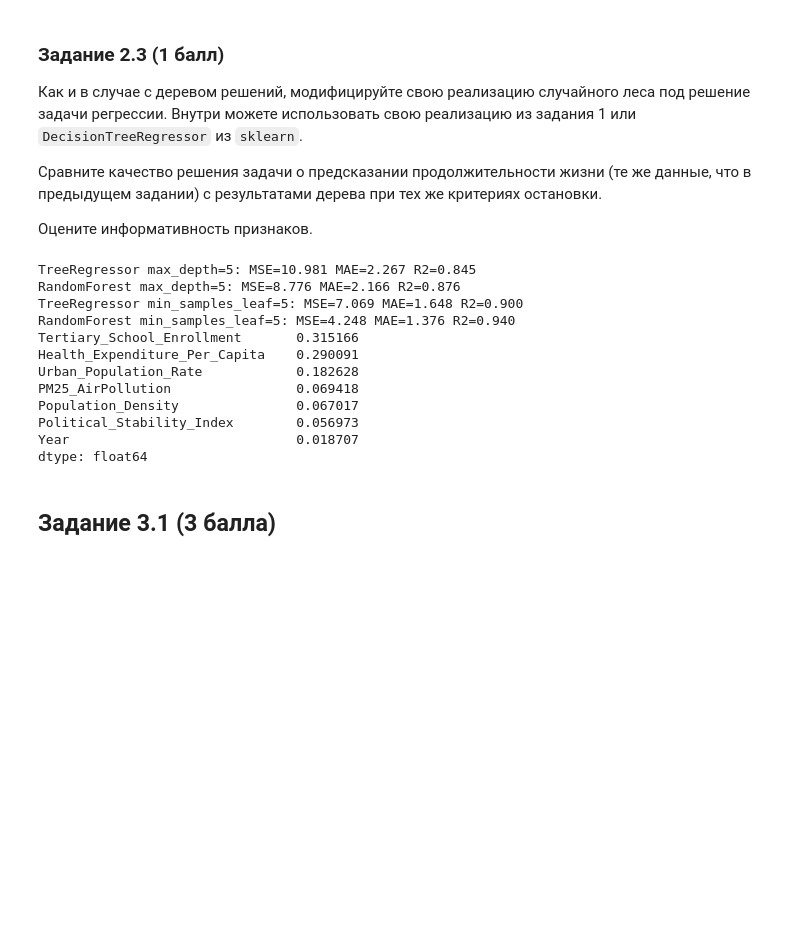
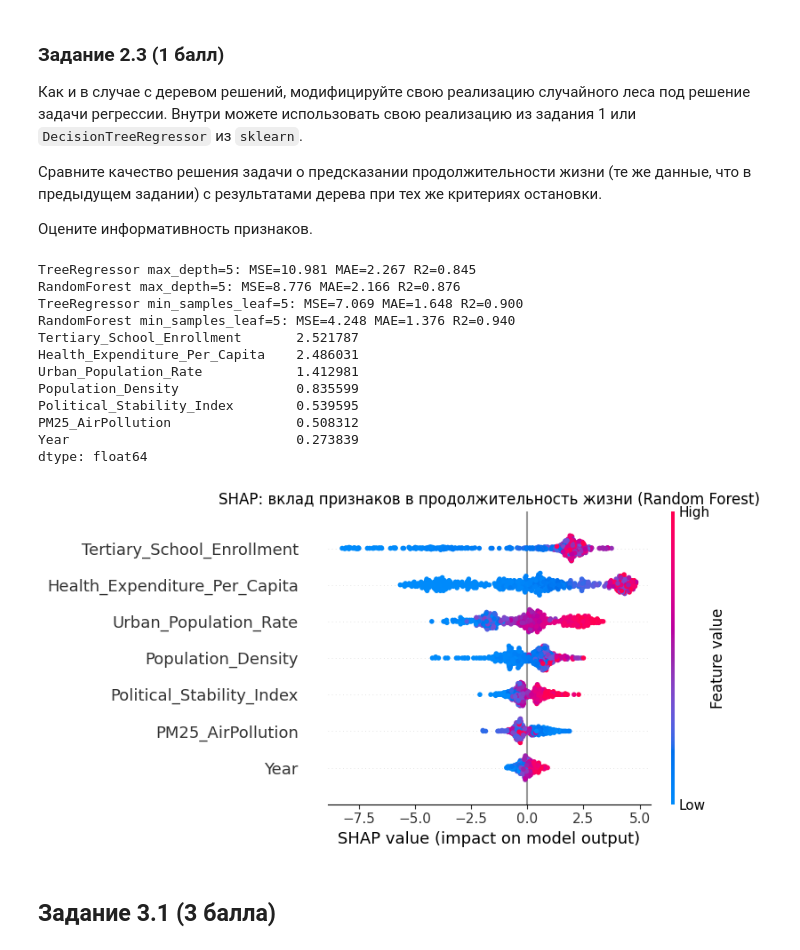
Before and after one commit to minitower/tutor, a Jupyter notebook: students/Валерия_ml/ml/lab_3/lab3.ipynb, the cells around one changed output. Drawn from its saved outputs; the diff is of its cells as text; code cells hidden in the pictures; blank space fills up the shorter version.

```diff
--- a/students/Валерия_ml/ml/lab_3/lab3.ipynb
+++ b/students/Валерия_ml/ml/lab_3/lab3.ipynb
@@ -514,33 +529,41 @@ dtype: float64
 # %%
 for name, kwargs in REG_CONFIGS.items():
     if 'purity_tol' in kwargs:  # у RandomForest (деревья sklearn) нет аналога purity_tol, сравниваем по двум остальным критериям
         continue
     reg = TreeRegressor(**kwargs).fit(X_train_life, y_train_life)
     rf_life = RandomForest(task='regression', n_estimators=100, random_state=42, **kwargs)
     rf_life.fit(X_train_life, y_train_life)
     for model_name, m in (('TreeRegressor', reg), ('RandomForest', rf_life)):
         preds = m.predict(X_test_life)
         print('%s %s: MSE=%.3f MAE=%.3f R2=%.3f' % (
             model_name, name,
             mean_squared_error(y_test_life, preds),
             mean_absolute_error(y_test_life, preds),
             r2_score(y_test_life, preds)))
 
-importances_life = pd.Series(rf_life.feature_importances(), index=X_life.columns).sort_values(ascending=False)
+X_shap_life = X_test_life.sample(min(500, len(X_test_life)), random_state=42).astype(float)
+shap_life = rf_life.shap_values(X_shap_life)
+importances_life = pd.Series(np.abs(shap_life).mean(axis=0), index=X_life.columns).sort_values(ascending=False)
 print(importances_life)
+
+shap.summary_plot(shap_life, X_shap_life, show=False)
+plt.title('SHAP: вклад признаков в продолжительность жизни (Random Forest)')
+plt.tight_layout()
+plt.show()
 # %% [output]
 TreeRegressor max_depth=5: MSE=10.981 MAE=2.267 R2=0.845
 RandomForest max_depth=5: MSE=8.776 MAE=2.166 R2=0.876
 TreeRegressor min_samples_leaf=5: MSE=7.069 MAE=1.648 R2=0.900
 RandomForest min_samples_leaf=5: MSE=4.248 MAE=1.376 R2=0.940
-Tertiary_School_Enrollment       0.315166
-Health_Expenditure_Per_Capita    0.290091
-Urban_Population_Rate            0.182628
-PM25_AirPollution                0.069418
-Population_Density               0.067017
-Political_Stability_Index        0.056973
-Year                             0.018707
+Tertiary_School_Enrollment       2.521787
+Health_Expenditure_Per_Capita    2.486031
+Urban_Population_Rate            1.412981
+Population_Density               0.835599
+Political_Stability_Index        0.539595
+PM25_AirPollution                0.508312
+Year                             0.273839
 dtype: float64
+[figure, added]
 # %% [markdown]
 ## Задание 3.1 (3 балла)
 # %% [markdown]
```
Also changed, not shown: parts of 3 cells of this notebook, 11 other files.
